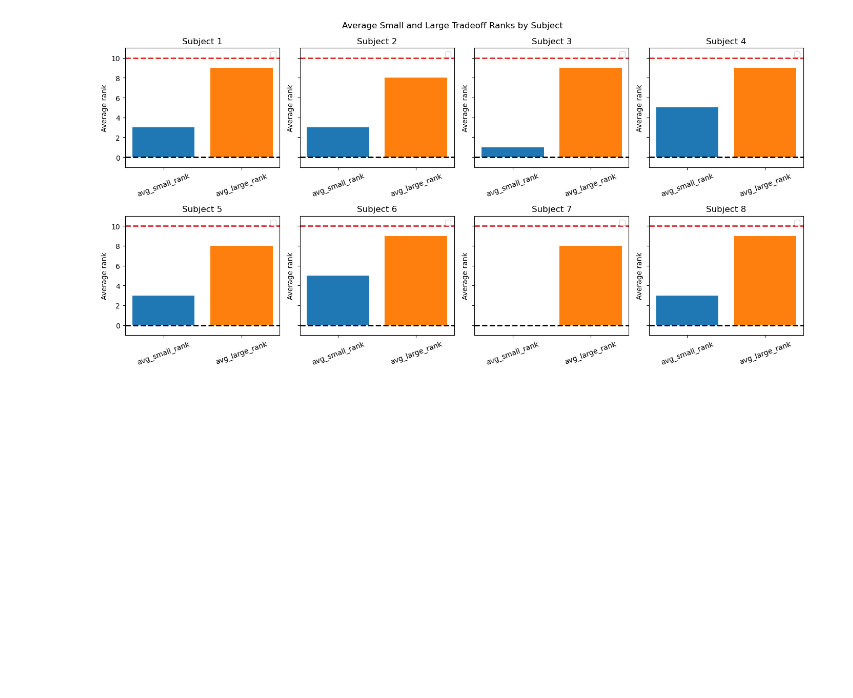
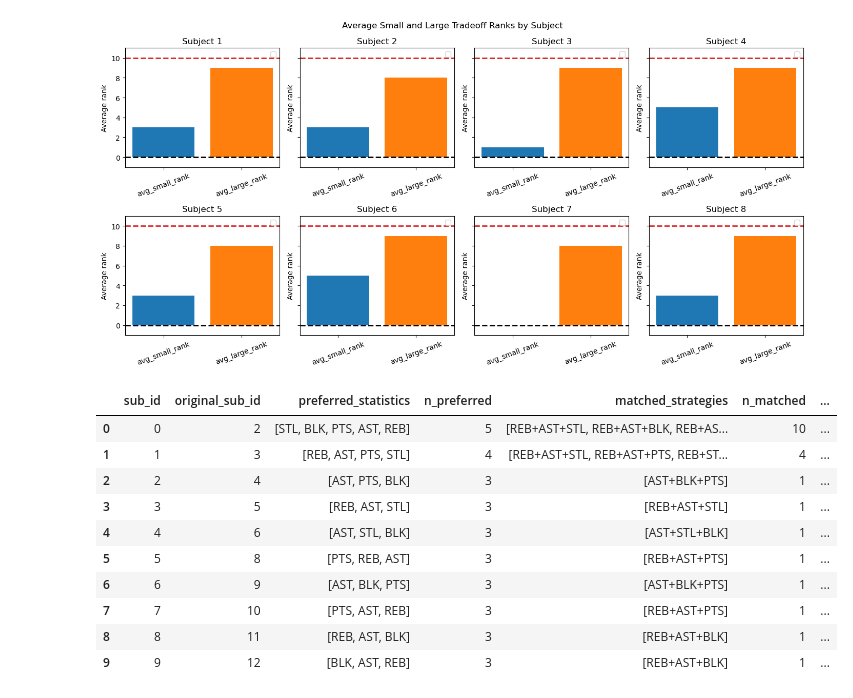
Before and after one commit to rameshsrinivasanuci/multiobjective, a Jupyter notebook: game_data_analysis.ipynb, the cells around one changed output. Cells and saved outputs as stored; diff of their text form; code cells hidden in the pictures; blank space fills up the shorter version.

```diff
--- a/game_data_analysis.ipynb
+++ b/game_data_analysis.ipynb
@@ -443,3 +447,71 @@ fig.tight_layout()
 plt.show()
 # %% [output]
 [figure]
+# %%
+STAT_ORDER = ["REB", "AST", "STL", "BLK", "PTS"]
+STRATEGY_TYPES = [
+    "REB+AST+STL", "REB+AST+BLK", "REB+AST+PTS", "REB+STL+BLK",
+    "REB+STL+PTS", "REB+BLK+PTS", "AST+STL+BLK", "AST+STL+PTS",
+    "AST+BLK+PTS", "STL+BLK+PTS",
+]
+STRATEGY_SETS = {s: set(s.split("+")) for s in STRATEGY_TYPES}
+
+if "subject_mapping" not in globals():
+    all_info_nonshifted = pd.read_csv("data/all_info_10_nonshifted.csv")
+    subject_mapping = (
+        all_info_nonshifted[["sub_id", "original_sub_id"]]
+        .drop_duplicates()
+        .sort_values("sub_id")
+    )
+
+
+def match_strategies(preferred):
+    """Map a subject's preferred stats onto the size-3 strategy types.
+
+    Exact 3-stat lists become one label, in STAT_ORDER.
+    Longer lists match every size-3 coalition contained in the preferred set.
+    Shorter lists match every coalition that contains the preferred set.
+    """
+    preferred = [s for s in preferred if s in STAT_ORDER]
+    pref = set(preferred)
+    if len(pref) == 3:
+        label = "+".join(s for s in STAT_ORDER if s in pref)
+        return [label] if label in STRATEGY_SETS else []
+    contained = [s for s in STRATEGY_TYPES if STRATEGY_SETS[s] <= pref]
+    if contained:
+        return contained
+    return [s for s in STRATEGY_TYPES if pref <= STRATEGY_SETS[s]]
+
+
+rows = []
+for row in subject_mapping.itertuples(index=False):
+    sub_id = int(row.sub_id)
+    original_sub_id = int(row.original_sub_id)
+    with open(f"data/sub_data/sub_{original_sub_id}/sub_{original_sub_id}_pre_query.json") as file:
+        data = json.load(file)
+    preferred = list(data["preferred_statistics"])
+    matched = match_strategies(preferred)
+    rows.append({
+        "sub_id": sub_id,
+        "original_sub_id": original_sub_id,
+        "preferred_statistics": preferred,
+        "n_preferred": len(preferred),
+        "matched_strategies": matched,
+        "n_matched": len(matched),
+        "exact_match": "+".join(s for s in STAT_ORDER if s in preferred) if len(set(preferred)) == 3 else None,
+    })
+
+pref_strategy = pd.DataFrame(rows)
+pref_strategy
+# %% [output]
+|  | sub_id | original_sub_id | preferred_statistics | n_preferred | matched_strategies | n_matched | ... |
+| 0 | 0 | 2 | [STL, BLK, PTS, AST, REB] | 5 | [REB+AST+STL, REB+AST+BLK, REB+AS... | 10 | ... |
+| 1 | 1 | 3 | [REB, AST, PTS, STL] | 4 | [REB+AST+STL, REB+AST+PTS, REB+ST... | 4 | ... |
+| 2 | 2 | 4 | [AST, PTS, BLK] | 3 | [AST+BLK+PTS] | 1 | ... |
+| 3 | 3 | 5 | [REB, AST, STL] | 3 | [REB+AST+STL] | 1 | ... |
+| 4 | 4 | 6 | [AST, STL, BLK] | 3 | [AST+STL+BLK] | 1 | ... |
+| 5 | 5 | 8 | [PTS, REB, AST] | 3 | [REB+AST+PTS] | 1 | ... |
+| 6 | 6 | 9 | [AST, BLK, PTS] | 3 | [AST+BLK+PTS] | 1 | ... |
+| 7 | 7 | 10 | [PTS, AST, REB] | 3 | [REB+AST+PTS] | 1 | ... |
+| 8 | 8 | 11 | [REB, AST, BLK] | 3 | [REB+AST+BLK] | 1 | ... |
+| 9 | 9 | 12 | [BLK, AST, REB] | 3 | [REB+AST+BLK] | 1 | ... |
```
Also changed, not shown: parts of 14 cells of this notebook, 1 other file.
